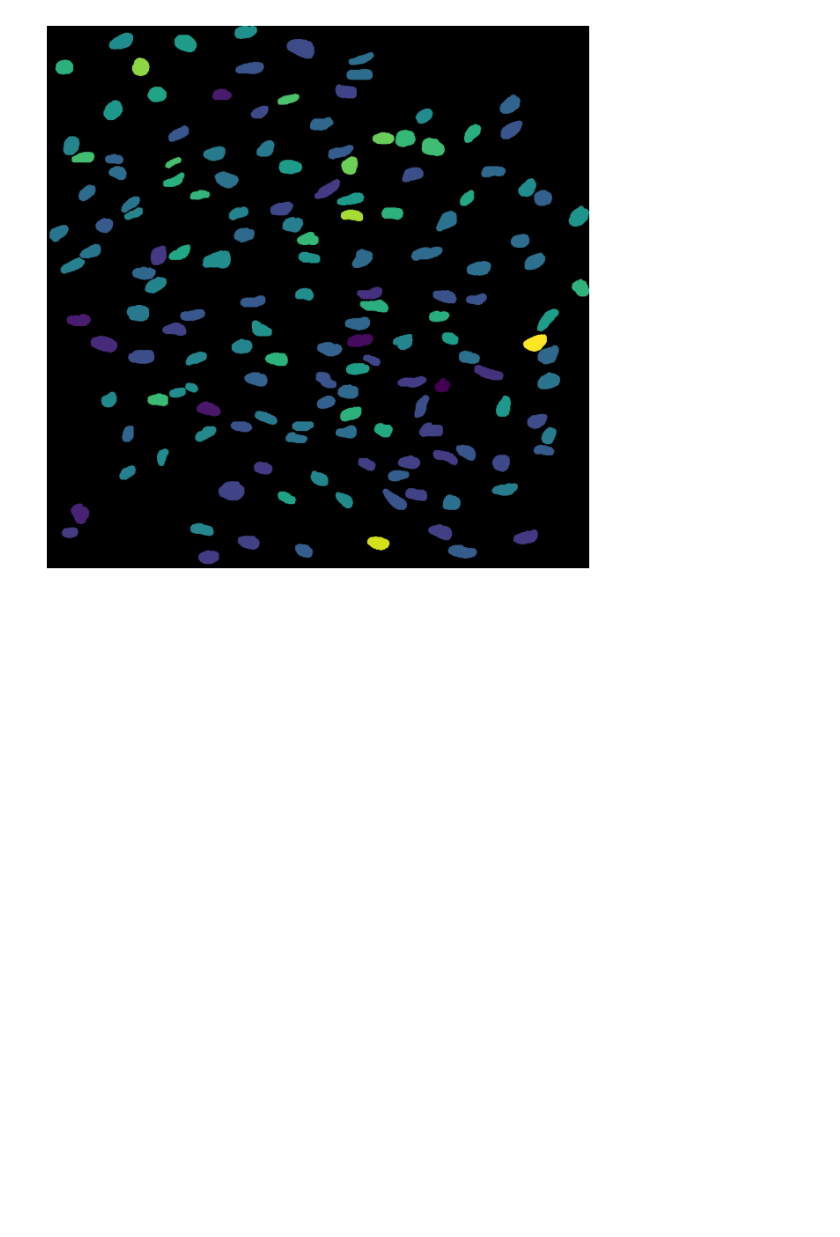
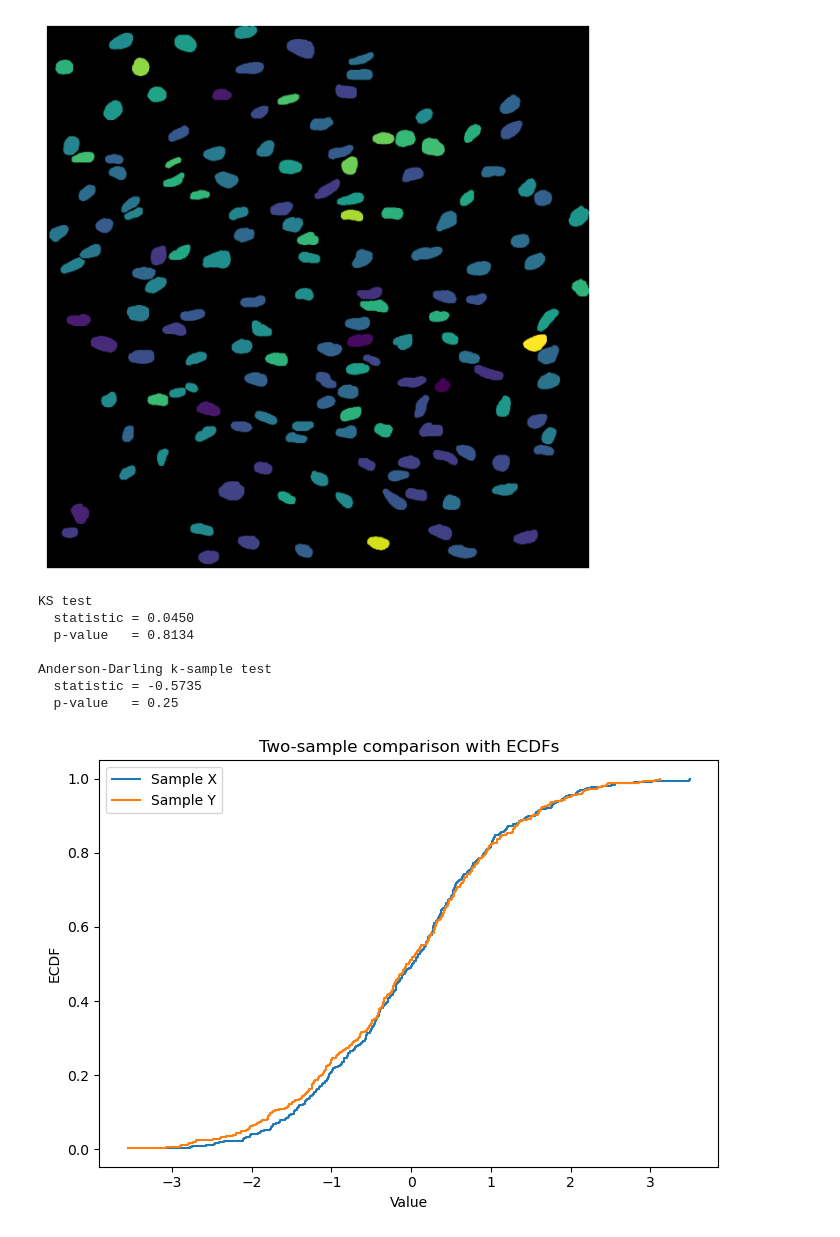
Before and after one commit to LVeschini78/EC_NDJ_Dynamics, a Jupyter notebook: nb_Figures/data_analysis.ipynb, the cells around one changed output. Drawn from its saved outputs; the diff is of its cells as text; code cells hidden in the pictures; blank space fills up the shorter version.

```diff
--- a/nb_Figures/data_analysis.ipynb
+++ b/nb_Figures/data_analysis.ipynb
@@ -1635,3 +1635,55 @@ ax.legend(title='Treat Time', loc='upper right')
 fig.colorbar(plt.cm.ScalarMappable(norm=norm, cmap=cmap), ax=ax, label='ImageNumber')
 fig.tight_layout()
 plt.show()
+# %%
+import numpy as np
+import matplotlib.pyplot as plt
+from scipy import stats
+
+# Reproducible synthetic data
+rng = np.random.default_rng(42)
+x = rng.normal(loc=0.0, scale=1.2, size=400)
+y = rng.normal(loc=0.001, scale=1.2, size=400)
+
+# Two-sample KS test
+ks = stats.ks_2samp(x, y, alternative="two-sided", mode="auto")
+
+# Two-sample Anderson-Darling test
+ad = stats.anderson_ksamp([x, y])
+
+print("KS test")
+print(f"  statistic = {ks.statistic:.4f}")
+print(f"  p-value   = {ks.pvalue:.4g}")
+
+print("\nAnderson-Darling k-sample test")
+print(f"  statistic = {ad.statistic:.4f}")
+print(f"  p-value   = {ad.pvalue:.4g}")
+
+# ECDF helper
+def ecdf(sample):
+    xs = np.sort(sample)
+    ys = np.arange(1, len(xs) + 1) / len(xs)
+    return xs, ys
+
+x_x, x_y = ecdf(x)
+y_x, y_y = ecdf(y)
+
+# Plot ECDFs
+plt.figure(figsize=(7, 5))
+plt.step(x_x, x_y, where="post", label="Sample X")
+plt.step(y_x, y_y, where="post", label="Sample Y")
+plt.xlabel("Value")
+plt.ylabel("ECDF")
+plt.title("Two-sample comparison with ECDFs")
+plt.legend()
+plt.tight_layout()
+plt.show()
+# %% [output]
+KS test
+  statistic = 0.0450
+  p-value   = 0.8134
+
+Anderson-Darling k-sample test
+  statistic = -0.5735
+  p-value   = 0.25
+[figure, added]
```
Also changed, not shown: parts of 2 cells of this notebook, 9 other files.
